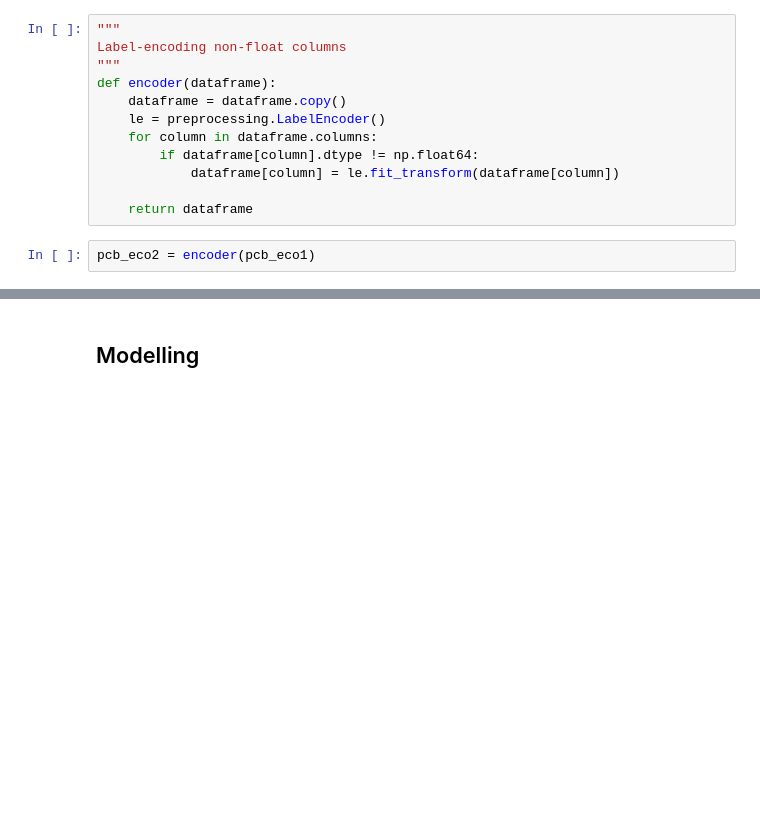
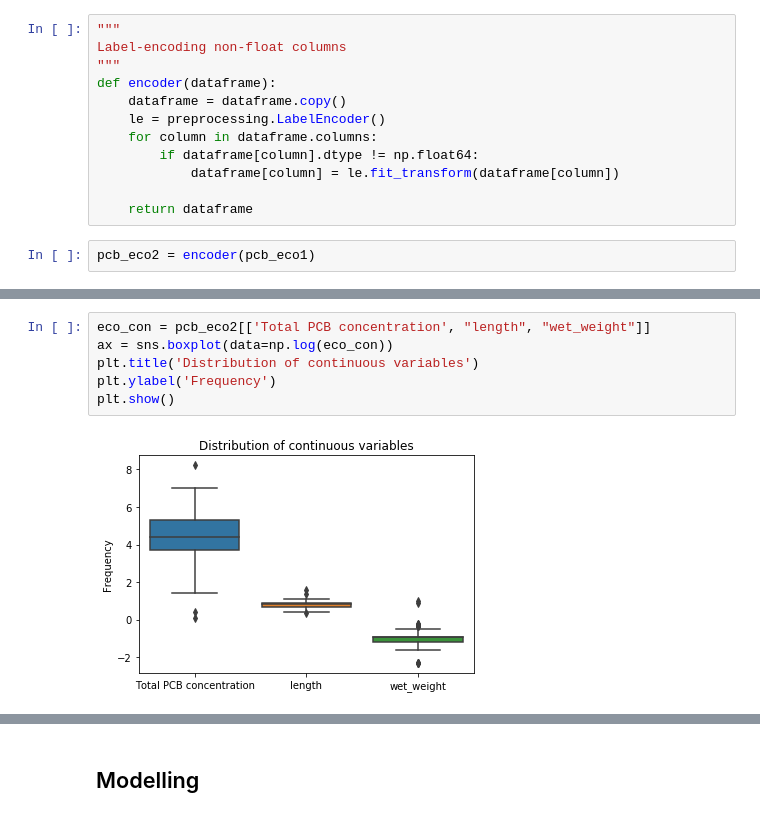
Before and after one commit to pol690/marine_pollution_explore, a Jupyter notebook: Mus_project.ipynb, the cells around one changed output, grey strips where cells are left out. Cells and saved outputs as stored; diff of their text form; blank space fills up the shorter version.

```diff
--- a/Mus_project.ipynb
+++ b/Mus_project.ipynb
@@ -314,3 +338,11 @@ pcb_eco2.head(3)
 | BA2009CICBME | 2009.0 | 0.00 | 0.0 | 0 | 1.0 | ... |
 | BA2009KBTBME | 2009.0 | 4.14 | 0.0 | 1 | 2.0 | ... |
 | MW1995LEABDS | 1995.0 | 181.19 | 0.0 | 2 | 2.0 | ... |
+# %%
+eco_con = pcb_eco2[['Total PCB concentration', "length", "wet_weight"]]
+ax = sns.boxplot(data=np.log(eco_con))
+plt.title('Distribution of continuous variables')
+plt.ylabel('Frequency')
+plt.show()
+# %% [output]
+[figure, added]
```
Also changed, not shown: parts of 23 cells of this notebook.
